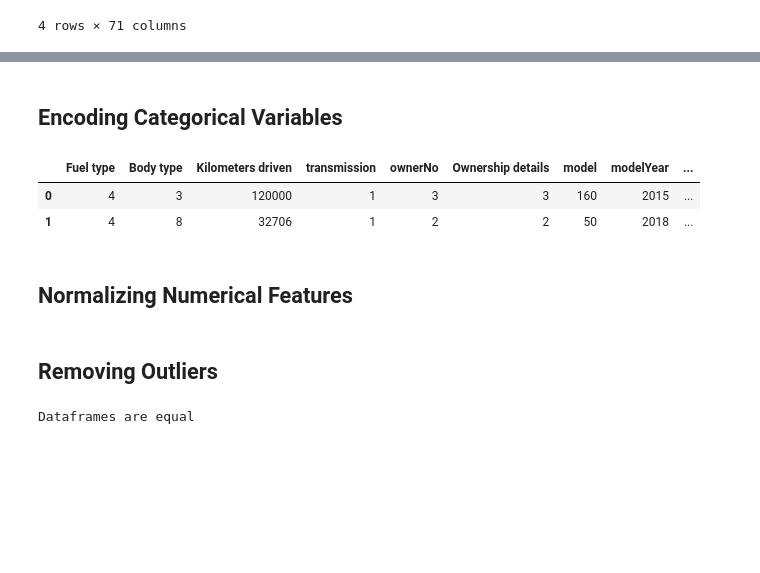
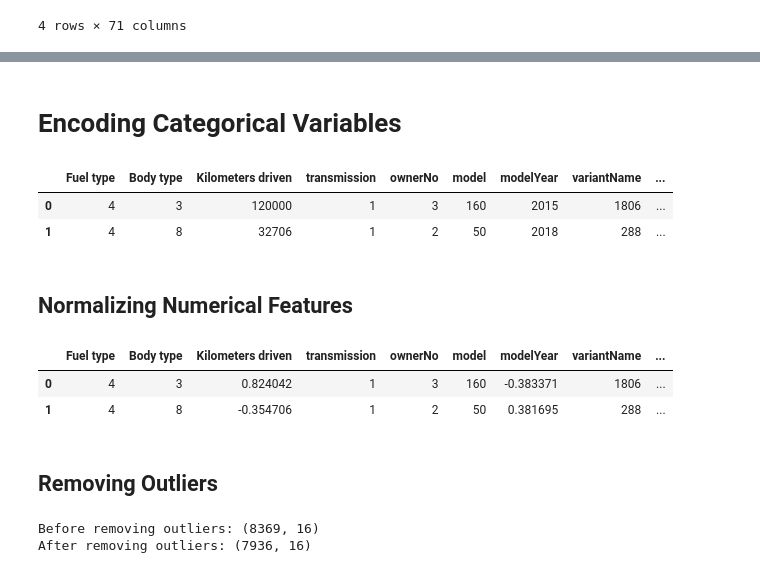
Before and after one commit to Avijit-Jana/Used-Car-Price-Prediction, a Jupyter notebook: Data Preprocessing & Cleaning/main.ipynb, the cells around one changed output, grey strips where cells are left out. Saved outputs shown, nothing was run; the diff lists cells and outputs as text; code cells hidden in the pictures; blank space fills up the shorter version.

Commit message:
Update Preprocessing

```diff
--- a/Data Preprocessing & Cleaning/main.ipynb
+++ b/Data Preprocessing & Cleaning/main.ipynb
@@ -332,40 +330,48 @@ dtype: int64
 # %% [markdown]
-## Encoding Categorical Variables
+# Encoding Categorical Variables
 # %%
+import pickle                                     # importing the pickle module
 from sklearn.preprocessing import LabelEncoder    # importing the LabelEncoder class
 
 # columns to encode
-columns_to_encode = ['Fuel type','Body type','transmission','Ownership details','model','variantName','Insurance Validity','City']
+columns_to_encode = ['Fuel type','Body type','transmission','model','variantName','Insurance Validity','City']
 
 # Apply label encoding
 label_encoder = LabelEncoder()
 
 for column in columns_to_encode:
     df[column] = label_encoder.fit_transform(df[column])
 
+# saving the label encoder object
+with open('label_encoder.pkl', 'wb') as file:
+    pickle.dump(label_encoder, file)
+
 df.head(2) # printing the first 2 rows of the dataframe
 # %% [output]
-|  | Fuel type | Body type | Kilometers driven | transmission | ownerNo | Ownership details | model | modelYear | ... |
-| 0 | 4 | 3 | 120000 | 1 | 3 | 3 | 160 | 2015 | ... |
-| 1 | 4 | 8 | 32706 | 1 | 2 | 2 | 50 | 2018 | ... |
+|  | Fuel type | Body type | Kilometers driven | transmission | ownerNo | model | modelYear | variantName | ... |
+| 0 | 4 | 3 | 120000 | 1 | 3 | 160 | 2015 | 1806 | ... |
+| 1 | 4 | 8 | 32706 | 1 | 2 | 50 | 2018 | 288 | ... |
 # %% [markdown]
 ## Normalizing Numerical Features
 # %%
-from sklearn.preprocessing import MinMaxScaler    # importing the MinMaxScaler class
 from sklearn.preprocessing import StandardScaler    # importing the StandardScaler class
 
 # columns to scale
 columns_to_scale = ['price','Kilometers driven','modelYear','Registration Year','Mileage(kmpl)','Engine(CC)','Max Power(bhp)','Torque(Nm)']
 
-df_minmax = df_standard = df.copy()                     # creating a copy of the dataframe
-
-# Apply MinMaxScaler by creating an object of MinMaxScaler class
-scaler = MinMaxScaler()
-df_minmax[columns_to_scale] = scaler.fit_transform(df_minmax[columns_to_scale])   # scaling the columns
-
 # Apply StandardScaler by creating an object of StandardScaler class
 scaler = StandardScaler()
-df_standard[columns_to_scale] = scaler.fit_transform(df_standard[columns_to_scale])    # scaling the columns
+df[columns_to_scale] = scaler.fit_transform(df[columns_to_scale])    # scaling the columns
+
+# saving the scaler object
+with open('scaler.pkl', 'wb') as file:
+    pickle.dump(scaler, file)
+
+df.head(2) # printing the first 2 rows of the dataframe
+# %% [output]
+|  | Fuel type | Body type | Kilometers driven | transmission | ownerNo | model | modelYear | variantName | ... |
+| 0 | 4 | 3 | 0.824042 | 1 | 3 | 160 | -0.383371 | 1806 | ... |
+| 1 | 4 | 8 | -0.354706 | 1 | 2 | 50 | 0.381695 | 288 | ... |
 # %% [markdown]
 ## Removing Outliers
 # %%
@@ -379,12 +385,12 @@ def remove_outliers(df, columns):
     df = df[(z < 3).all(axis=1)]
     return df
 
+print("Before removing outliers:", df.shape)    # printing the shape of the dataframe
+
 # Remove outliers using Z-score
-df_minmax = remove_outliers(df_minmax, columns_to_scale)
-df_standard = remove_outliers(df_standard, columns_to_scale)
+df = remove_outliers(df, columns_to_scale)
 
-if df_minmax.equals(df_standard):    # checking if the dataframes are equal
-    print("Dataframes are equal")   # printing the message
-    df_minmax.to_excel('all_city.xlsx',index=False)    # saving the dataframe to an excel file
+print("After removing outliers:", df.shape)    # printing the shape of the dataframe
 # %% [output]
-Dataframes are equal
+Before removing outliers: (8369, 16)
+After removing outliers: (7936, 16)
```
Also changed, not shown: parts of 8 cells of this notebook, 2 other files.
